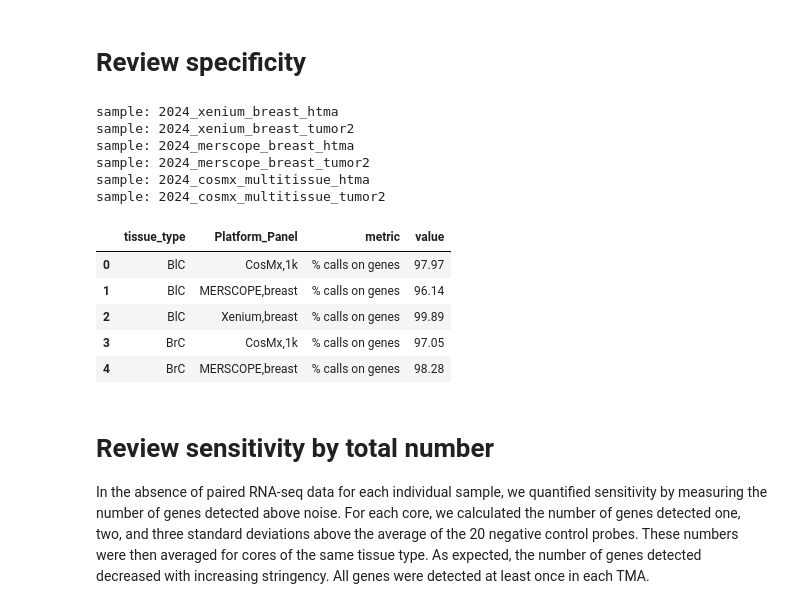
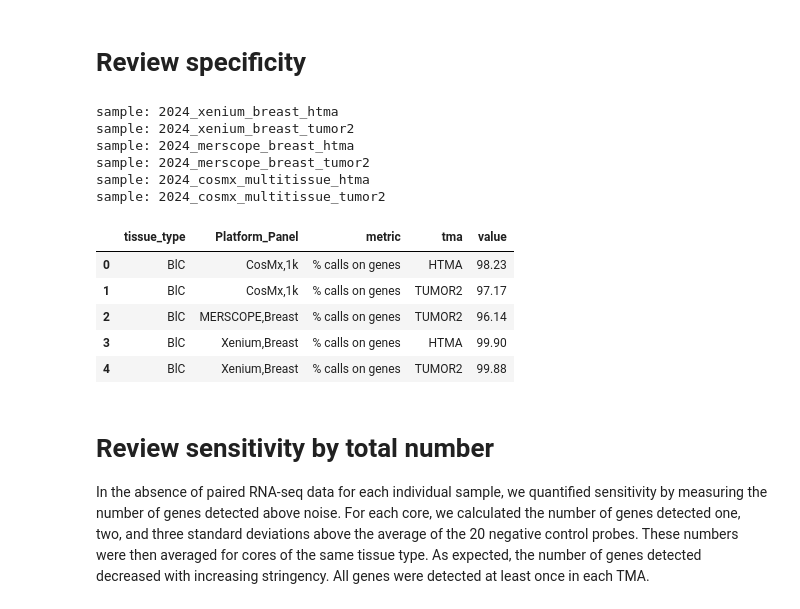
Before and after one commit to broadinstitute/ist_benchmarking, a Jupyter notebook: 02_specificity_sensitivity_reproducibility.ipynb, the cells around one changed output. Cells and saved outputs as stored; diff of their text form; code cells hidden in the pictures.

```diff
--- a/02_specificity_sensitivity_reproducibility.ipynb
+++ b/02_specificity_sensitivity_reproducibility.ipynb
@@ -15,12 +15,19 @@ import matplotlib.pyplot as plt
 import plotly.io as pio
 from plotly import express as px
 import scipy as sp
+import itertools
+
 
 from st_utils import correct_tissue_names, correct_platform_panel,name_parser
 from st_utils import log2_fold_change
 from st_utils import log_transform
-from constants import SAMPLES, sample_color
+from constants import SAMPLES, sample_color, convert_tma_name_dict, CB_COLORS_5
 from constants import matching_cores_2024 as matching_cores
+
+
+import warnings
+if not sys.warnoptions:
+    warnings.simplefilter("ignore")
 
 pd.set_option('display.max_rows',999)
 pd.set_option('display.max_columns', 500)
@@ -30,7 +37,7 @@ pd.set_option('display.width', 1000)
 wd = os.getcwd()
 print (f'working directory: {wd}')
 
-year = '2023'
+year = '2024'
 
 if year == '2024':
     samples = [x for x in SAMPLES if '2024' in x]
@@ -233,7 +229,7 @@ df_m['tma'] = df_m['sample'].apply(lambda x: name_parser(x)['tma'].upper())
 
 df_plot = df_m.copy()
 df_plot = df_plot.drop(['sample'], axis=1)
-df_plot = df_plot.groupby(['tissue_type','Platform','panel']).agg({'specificity': 'mean'}).reset_index()
+df_plot = df_plot.groupby(['tissue_type','Platform','panel','tma']).agg({'specificity': 'mean'}).reset_index()
 df_plot['Platform_Panel'] = df_plot.apply(lambda row: f"{row['Platform']}_{row['panel']}", axis=1)
 df_plot = correct_platform_panel(df_plot, 'Platform_Panel')
 df_plot['specificity'] = df_plot['specificity'] * 100
@@ -241,42 +237,42 @@ df_plot['specificity'] = df_plot['specificity'].apply(lambda x: round(x,2))
 # display(df_plot[['Platform_Panel','specificity']].groupby(['Platform_Panel']).mean().round(1))
 df_p_p = df_plot.copy()
 
 
 ###
 ### By Platform
 ###
 
 df_plot = df_m.copy()
 df_plot = df_plot.drop(['sample'], axis=1)
-df_plot = df_plot.groupby(['tissue_type','Platform']).agg({'specificity': 'mean'}).reset_index()
+df_plot = df_plot.groupby(['tissue_type','Platform','tma']).agg({'specificity': 'mean'}).reset_index()
 df_plot['specificity'] = df_plot['specificity'] * 100
 df_plot['specificity'] = df_plot['specificity'].apply(lambda x: round(x,2))
 
 df_plot_spe = df_plot.copy()
 df_plot_spe = df_plot_spe.rename(columns={metric:'value'})
 df_plot_spe['metric'] = '% calls on genes'
-df_plot_spe = df_plot_spe.groupby(['tissue_type','Platform','metric']).agg({'value': 'mean'}).reset_index()
+df_plot_spe = df_plot_spe.groupby(['tissue_type','Platform','metric','tma']).agg({'value': 'mean'}).reset_index()
 
 if supplement:
     df_plot_spe = df_p_p.copy()
     df_plot_spe = df_plot_spe.rename(columns={metric:'value'})
     df_plot_spe['metric'] = '% calls on genes'
-    df_plot_spe = df_plot_spe.groupby(['tissue_type','Platform_Panel','metric']).agg({'value': 'mean'}).reset_index()
+    df_plot_spe = df_plot_spe.groupby(['tissue_type','Platform_Panel','metric','tma']).agg({'value': 'mean'}).reset_index()
 
 display(df_plot_spe.head(5))
 # %% [output]
 sample: 2024_xenium_breast_htma
 sample: 2024_xenium_breast_tumor2
 sample: 2024_merscope_breast_htma
 sample: 2024_merscope_breast_tumor2
 sample: 2024_cosmx_multitissue_htma
 sample: 2024_cosmx_multitissue_tumor2
-|  | tissue_type | Platform_Panel | metric | value |
-| 0 | BlC | CosMx,1k | % calls on genes | 97.97 |
-| 1 | BlC | MERSCOPE,breast | % calls on genes | 96.14 |
-| 2 | BlC | Xenium,breast | % calls on genes | 99.89 |
-| 3 | BrC | CosMx,1k | % calls on genes | 97.05 |
-| 4 | BrC | MERSCOPE,breast | % calls on genes | 98.28 |
+|  | tissue_type | Platform_Panel | metric | tma | value |
+| 0 | BlC | CosMx,1k | % calls on genes | HTMA | 98.23 |
+| 1 | BlC | CosMx,1k | % calls on genes | TUMOR2 | 97.17 |
+| 2 | BlC | MERSCOPE,Breast | % calls on genes | TUMOR2 | 96.14 |
+| 3 | BlC | Xenium,Breast | % calls on genes | HTMA | 99.90 |
+| 4 | BlC | Xenium,Breast | % calls on genes | TUMOR2 | 99.88 |
 # %% [markdown]
 # Review sensitivity by total number
 In the absence of paired RNA-seq data for each individual sample, we quantified sensitivity by measuring the number
```
Also changed, not shown: parts of 11 cells of this notebook.
